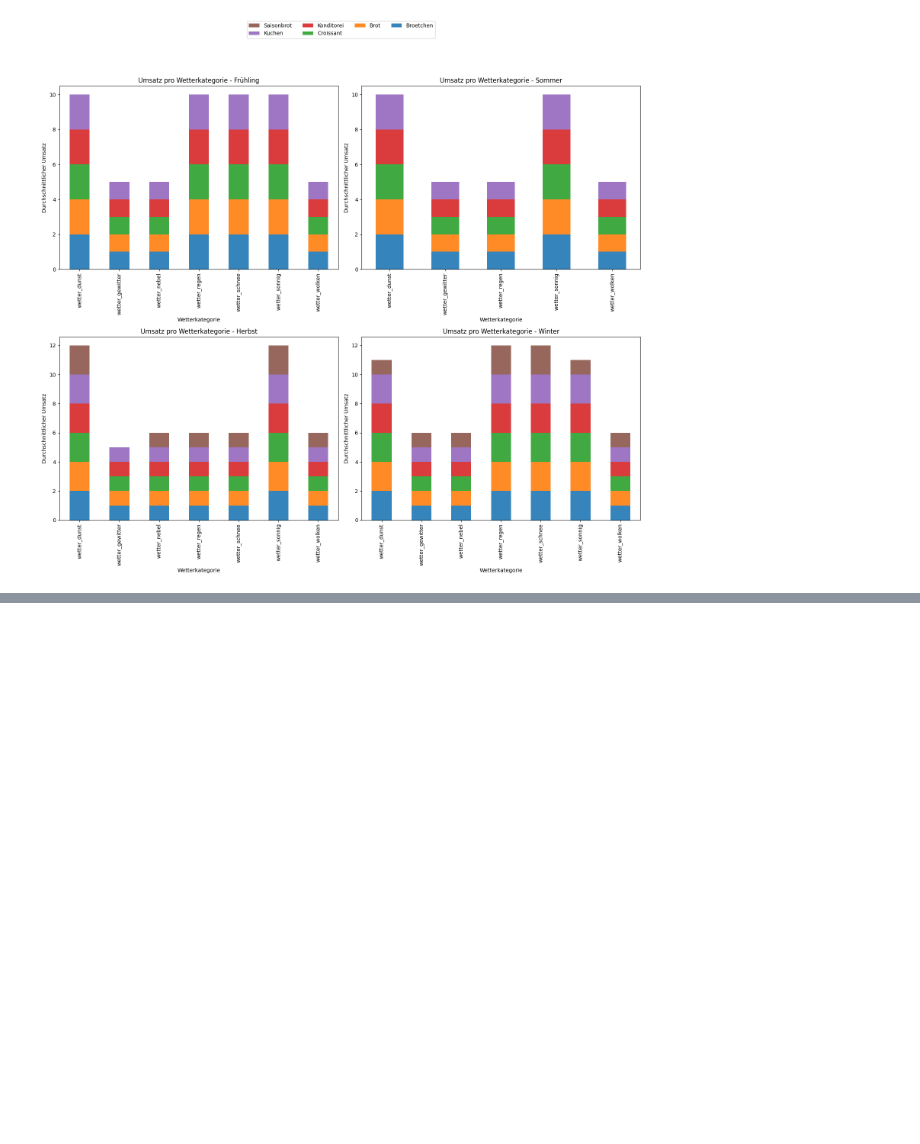
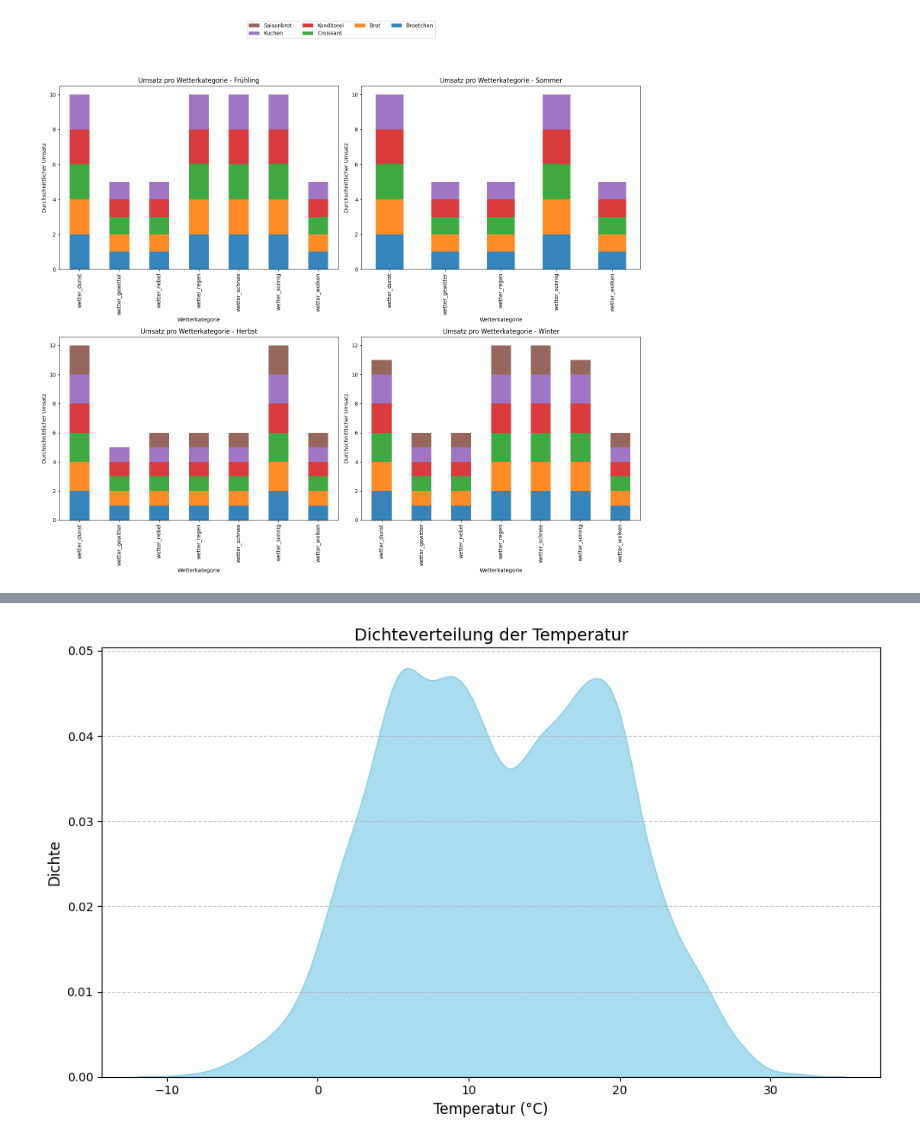
Before and after one commit to Heidikowski/Bakery-Project, a Jupyter notebook: 0_DataPreparation/Code/grafiken_umsatz.ipynb, the cells around one changed output, grey strips where cells are left out. Saved outputs shown, nothing was run; the diff lists cells and outputs as text; code cells hidden in the pictures; blank space fills up the shorter version.

Commit message:
Temperaturverteilung erstellt

```diff
--- a/0_DataPreparation/Code/grafiken_umsatz.ipynb
+++ b/0_DataPreparation/Code/grafiken_umsatz.ipynb
@@ -225,0 +314,21 @@ plt.show()
+# %%
+#Dichteverteilung der Temperatur, um zu entscheiden, was sinnvolle bins für die Temperatur sind
+
+import pandas as pd
+import matplotlib.pyplot as plt
+import seaborn as sns
+
+# Datensatz einlesen
+umsatz_gesamt = pd.read_csv('/workspaces/Bakery-Project/0_DataPreparation/Data/umsatz_gesamt.csv', sep=',')
+
+# Dichtediagramm der Temperatur
+plt.figure(figsize=(10, 6))
+sns.kdeplot(data=umsatz_gesamt, x='Temperatur', fill=True, color='skyblue', alpha=0.7)
+plt.title('Dichteverteilung der Temperatur', fontsize=14)
+plt.xlabel('Temperatur (°C)', fontsize=12)
+plt.ylabel('Dichte', fontsize=12)
+plt.grid(axis='y', linestyle='--', alpha=0.7)
+plt.tight_layout()
+plt.show()
+# %% [output]
+[figure, added]
```
Also changed, not shown: parts of 3 cells of this notebook, 1 other file.
